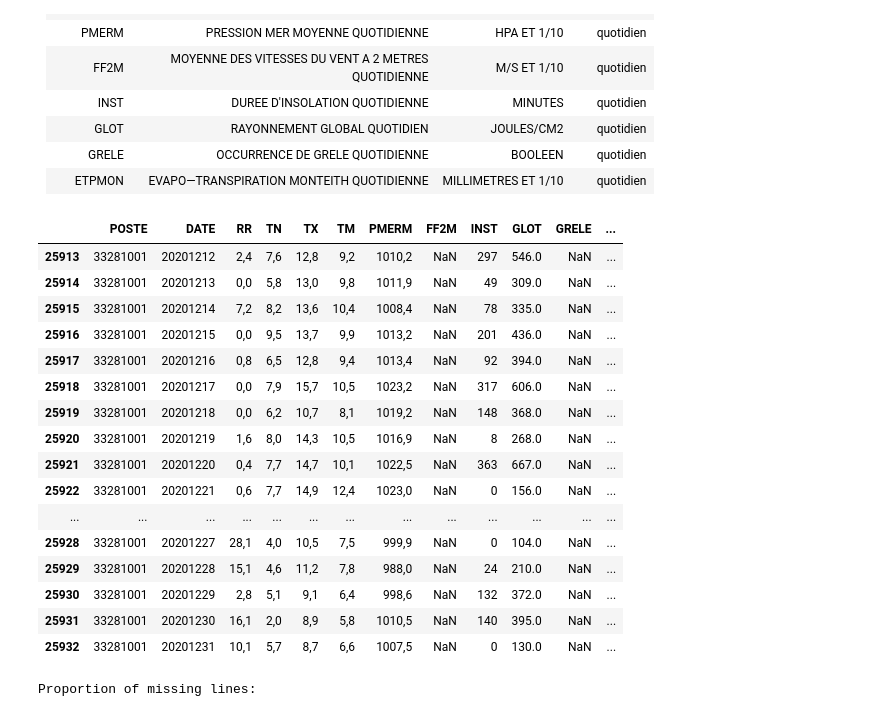
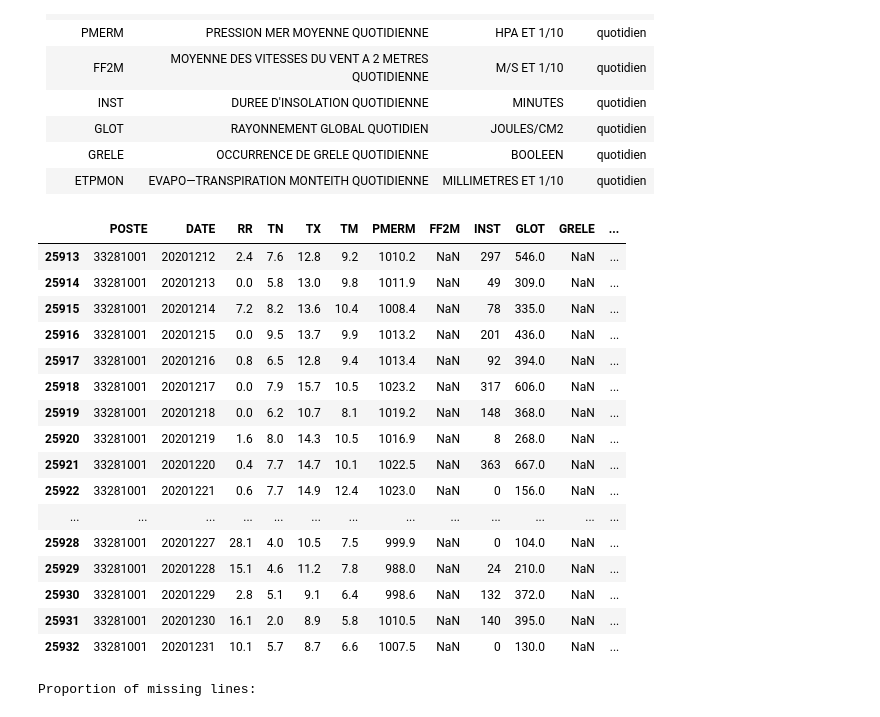
Before and after one commit to RoucherA/GrandCruClassifier, a Jupyter notebook: data_exploration_weather_daily.ipynb, the cells around one changed output. Saved outputs shown, nothing was run; the diff lists cells and outputs as text; code cells hidden in the pictures.

```diff
--- a/data_exploration_weather_daily.ipynb
+++ b/data_exploration_weather_daily.ipynb
@@ -1,9 +1,10 @@
 # %%
 import pandas as pd
-
-df = pd.read_csv('data/weather_merignac_daily.csv', sep=';')
+import seaborn as sns
+import matplotlib.pyplot as plt
+df1 = pd.read_csv('data/weather_merignac_daily_raw_1.csv', sep=';', decimal=',')
 print('Proportion of missing lines:')
-display(df.isnull().sum()/len(df))
+display(df1.isnull().sum()/len(df1))
 # %% [output]
 Proportion of missing lines:
 POSTE     0.000000
@@ -34,23 +35,23 @@ dtype: float64
 <tr><td>ETPMON</td><td>EVAPO—TRANSPIRATION MONTEITH QUOTIDIENNE</td><td>MILLIMETRES&nbsp;ET&nbsp;1/10</td><td>quotidien</td></tr>
 </tbody></table>
 # %%
-df[df['GRELE'].isnull()].tail(20)
+df1[df1['GRELE'].isnull()].tail(20)
 # %% [output]
 |  | POSTE | DATE | RR | TN | TX | TM | PMERM | FF2M | INST | GLOT | GRELE | ... |
-| 25913 | 33281001 | 20201212 | 2,4 | 7,6 | 12,8 | 9,2 | 1010,2 | NaN | 297 | 546.0 | NaN | ... |
-| 25914 | 33281001 | 20201213 | 0,0 | 5,8 | 13,0 | 9,8 | 1011,9 | NaN | 49 | 309.0 | NaN | ... |
-| 25915 | 33281001 | 20201214 | 7,2 | 8,2 | 13,6 | 10,4 | 1008,4 | NaN | 78 | 335.0 | NaN | ... |
-| 25916 | 33281001 | 20201215 | 0,0 | 9,5 | 13,7 | 9,9 | 1013,2 | NaN | 201 | 436.0 | NaN | ... |
-| 25917 | 33281001 | 20201216 | 0,8 | 6,5 | 12,8 | 9,4 | 1013,4 | NaN | 92 | 394.0 | NaN | ... |
-| 25918 | 33281001 | 20201217 | 0,0 | 7,9 | 15,7 | 10,5 | 1023,2 | NaN | 317 | 606.0 | NaN | ... |
-| 25919 | 33281001 | 20201218 | 0,0 | 6,2 | 10,7 | 8,1 | 1019,2 | NaN | 148 | 368.0 | NaN | ... |
-| 25920 | 33281001 | 20201219 | 1,6 | 8,0 | 14,3 | 10,5 | 1016,9 | NaN | 8 | 268.0 | NaN | ... |
-| 25921 | 33281001 | 20201220 | 0,4 | 7,7 | 14,7 | 10,1 | 1022,5 | NaN | 363 | 667.0 | NaN | ... |
-| 25922 | 33281001 | 20201221 | 0,6 | 7,7 | 14,9 | 12,4 | 1023,0 | NaN | 0 | 156.0 | NaN | ... |
+| 25913 | 33281001 | 20201212 | 2.4 | 7.6 | 12.8 | 9.2 | 1010.2 | NaN | 297 | 546.0 | NaN | ... |
+| 25914 | 33281001 | 20201213 | 0.0 | 5.8 | 13.0 | 9.8 | 1011.9 | NaN | 49 | 309.0 | NaN | ... |
+| 25915 | 33281001 | 20201214 | 7.2 | 8.2 | 13.6 | 10.4 | 1008.4 | NaN | 78 | 335.0 | NaN | ... |
+| 25916 | 33281001 | 20201215 | 0.0 | 9.5 | 13.7 | 9.9 | 1013.2 | NaN | 201 | 436.0 | NaN | ... |
+| 25917 | 33281001 | 20201216 | 0.8 | 6.5 | 12.8 | 9.4 | 1013.4 | NaN | 92 | 394.0 | NaN | ... |
+| 25918 | 33281001 | 20201217 | 0.0 | 7.9 | 15.7 | 10.5 | 1023.2 | NaN | 317 | 606.0 | NaN | ... |
+| 25919 | 33281001 | 20201218 | 0.0 | 6.2 | 10.7 | 8.1 | 1019.2 | NaN | 148 | 368.0 | NaN | ... |
+| 25920 | 33281001 | 20201219 | 1.6 | 8.0 | 14.3 | 10.5 | 1016.9 | NaN | 8 | 268.0 | NaN | ... |
+| 25921 | 33281001 | 20201220 | 0.4 | 7.7 | 14.7 | 10.1 | 1022.5 | NaN | 363 | 667.0 | NaN | ... |
+| 25922 | 33281001 | 20201221 | 0.6 | 7.7 | 14.9 | 12.4 | 1023.0 | NaN | 0 | 156.0 | NaN | ... |
 | ... | ... | ... | ... | ... | ... | ... | ... | ... | ... | ... | ... | ... |
-| 25928 | 33281001 | 20201227 | 28,1 | 4,0 | 10,5 | 7,5 | 999,9 | NaN | 0 | 104.0 | NaN | ... |
-| 25929 | 33281001 | 20201228 | 15,1 | 4,6 | 11,2 | 7,8 | 988,0 | NaN | 24 | 210.0 | NaN | ... |
-| 25930 | 33281001 | 20201229 | 2,8 | 5,1 | 9,1 | 6,4 | 998,6 | NaN | 132 | 372.0 | NaN | ... |
-| 25931 | 33281001 | 20201230 | 16,1 | 2,0 | 8,9 | 5,8 | 1010,5 | NaN | 140 | 395.0 | NaN | ... |
-| 25932 | 33281001 | 20201231 | 10,1 | 5,7 | 8,7 | 6,6 | 1007,5 | NaN | 0 | 130.0 | NaN | ... |
+| 25928 | 33281001 | 20201227 | 28.1 | 4.0 | 10.5 | 7.5 | 999.9 | NaN | 0 | 104.0 | NaN | ... |
+| 25929 | 33281001 | 20201228 | 15.1 | 4.6 | 11.2 | 7.8 | 988.0 | NaN | 24 | 210.0 | NaN | ... |
+| 25930 | 33281001 | 20201229 | 2.8 | 5.1 | 9.1 | 6.4 | 998.6 | NaN | 132 | 372.0 | NaN | ... |
+| 25931 | 33281001 | 20201230 | 16.1 | 2.0 | 8.9 | 5.8 | 1010.5 | NaN | 140 | 395.0 | NaN | ... |
+| 25932 | 33281001 | 20201231 | 10.1 | 5.7 | 8.7 | 6.6 | 1007.5 | NaN | 0 | 130.0 | NaN | ... |
 # %%
```
Also changed, not shown: parts of 8 cells of this notebook, 5 other files.
